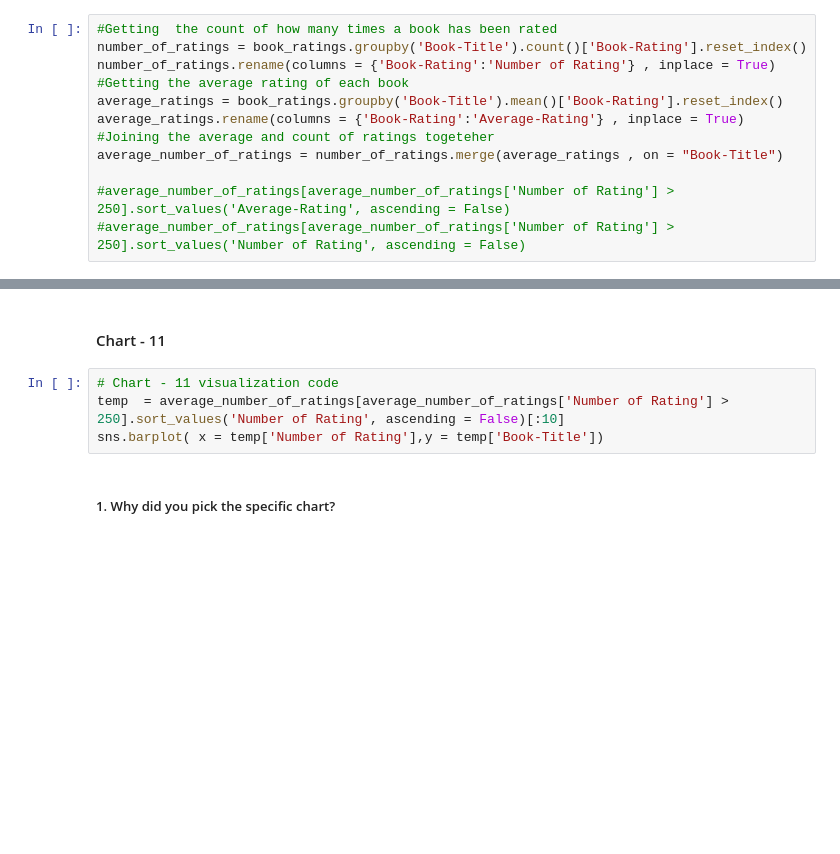
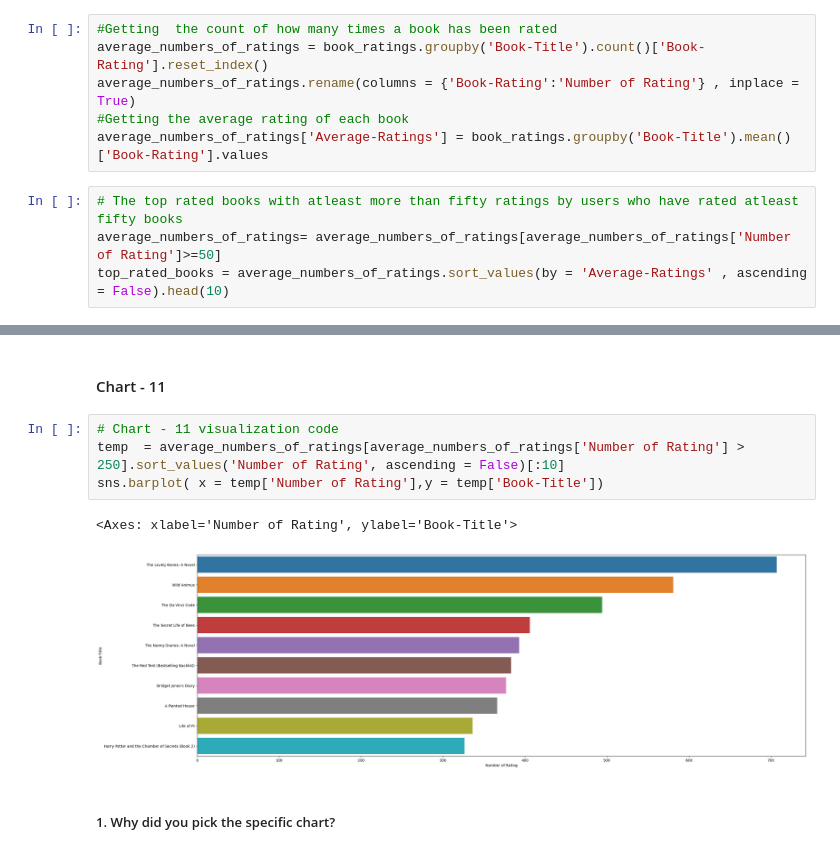
Before and after one commit to vivek72v/Book_Recommendation_Sysytem, a Jupyter notebook: Final_Book_Recommendation_System.ipynb, the cells around one changed output, grey strips where cells are left out. Cells and saved outputs as stored; diff of their text form; blank space fills up the shorter version.

```diff
--- a/Final_Book_Recommendation_System.ipynb
+++ b/Final_Book_Recommendation_System.ipynb
@@ -450,14 +496,12 @@ books_unique = books[['Book-Title','Book-Author']].drop_duplicates()
 # %%
 #Getting  the count of how many times a book has been rated
-number_of_ratings = book_ratings.groupby('Book-Title').count()['Book-Rating'].reset_index()
-number_of_ratings.rename(columns = {'Book-Rating':'Number of Rating'} , inplace = True)
+average_numbers_of_ratings = book_ratings.groupby('Book-Title').count()['Book-Rating'].reset_index()
+average_numbers_of_ratings.rename(columns = {'Book-Rating':'Number of Rating'} , inplace = True)
 #Getting the average rating of each book
-average_ratings = book_ratings.groupby('Book-Title').mean()['Book-Rating'].reset_index()
-average_ratings.rename(columns = {'Book-Rating':'Average-Rating'} , inplace = True)
-#Joining the average and count of ratings togeteher
-average_number_of_ratings = number_of_ratings.merge(average_ratings , on = "Book-Title")
-
-#average_number_of_ratings[average_number_of_ratings['Number of Rating'] > 250].sort_values('Average-Rating', ascending = False)
-#average_number_of_ratings[average_number_of_ratings['Number of Rating'] > 250].sort_values('Number of Rating', ascending = False)
+average_numbers_of_ratings['Average-Ratings'] = book_ratings.groupby('Book-Title').mean()['Book-Rating'].values
+# %%
+# The top rated books with atleast more than fifty ratings by users who have rated atleast fifty books
+average_numbers_of_ratings= average_numbers_of_ratings[average_numbers_of_ratings['Number of Rating']>=50]
+top_rated_books = average_numbers_of_ratings.sort_values(by = 'Average-Ratings' , ascending = False).head(10)
 # %% [markdown]
 ### What all manipulations have you done and insights you found?
@@ -704,8 +767,11 @@ Answer Here
 #### Chart - 11
 # %%
 # Chart - 11 visualization code
-temp  = average_number_of_ratings[average_number_of_ratings['Number of Rating'] > 250].sort_values('Number of Rating', ascending = False)[:10]
+temp  = average_numbers_of_ratings[average_numbers_of_ratings['Number of Rating'] > 250].sort_values('Number of Rating', ascending = False)[:10]
 sns.barplot( x = temp['Number of Rating'],y = temp['Book-Title'])
+# %% [output]
+<Axes: xlabel='Number of Rating', ylabel='Book-Title'>
+[figure, added]
 # %% [markdown]
 ##### 1. Why did you pick the specific chart?
 # %% [markdown]
```
Also changed, not shown: parts of 90 cells of this notebook.
